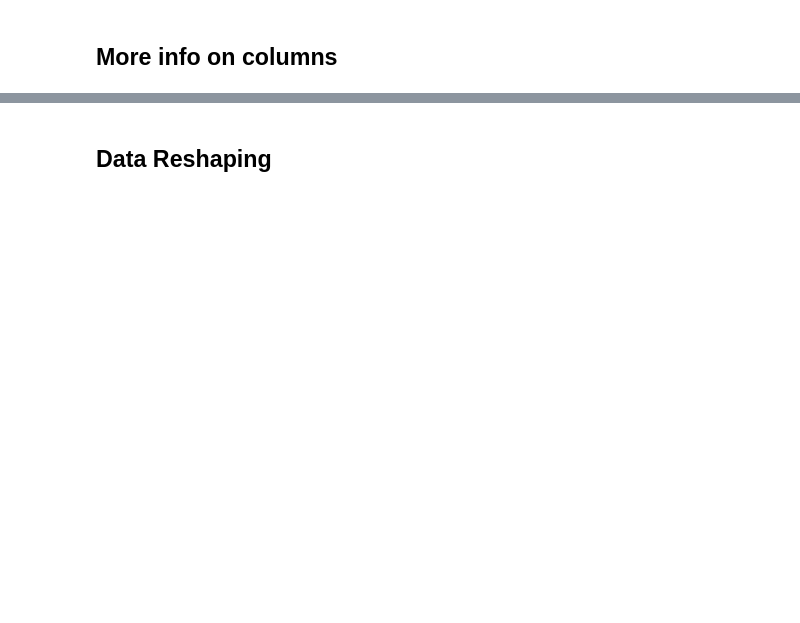
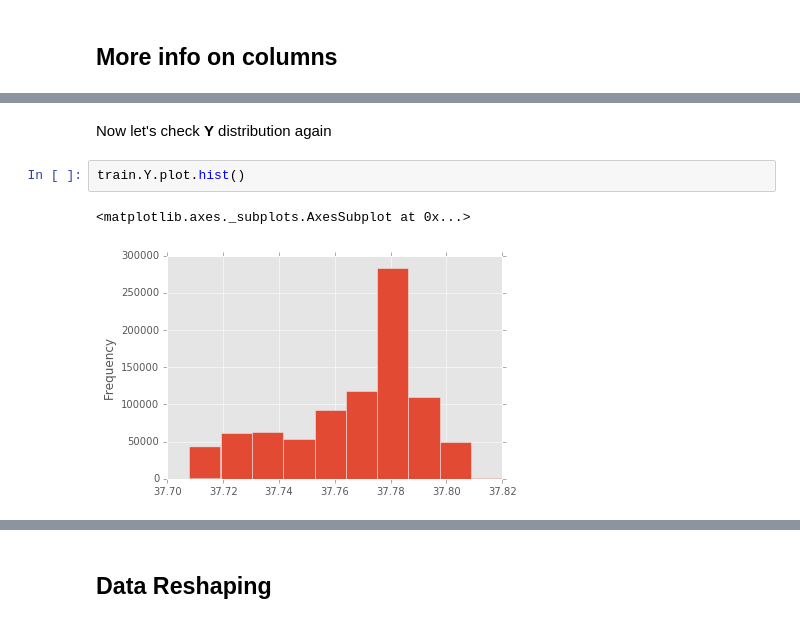
Before and after one commit to mtimet/dspres, a Jupyter notebook: demo/2.1 Data exploration with Pandas.ipynb, the cells around one changed output, grey strips where cells are left out. Drawn from its saved outputs; the diff is of its cells as text; blank space fills up the shorter version.

```diff
--- a/demo/2.1 Data exploration with Pandas.ipynb
+++ b/demo/2.1 Data exploration with Pandas.ipynb
@@ -230,0 +519,7 @@ train.describe(include='all')
+# %% [markdown]
+Now let's check **Y** distribution again
+# %%
+train.Y.plot.hist()
+# %% [output]
+<matplotlib.axes._subplots.AxesSubplot at 0x...>
+[figure, added]
```
Also changed, not shown: parts of 55 cells of this notebook.
